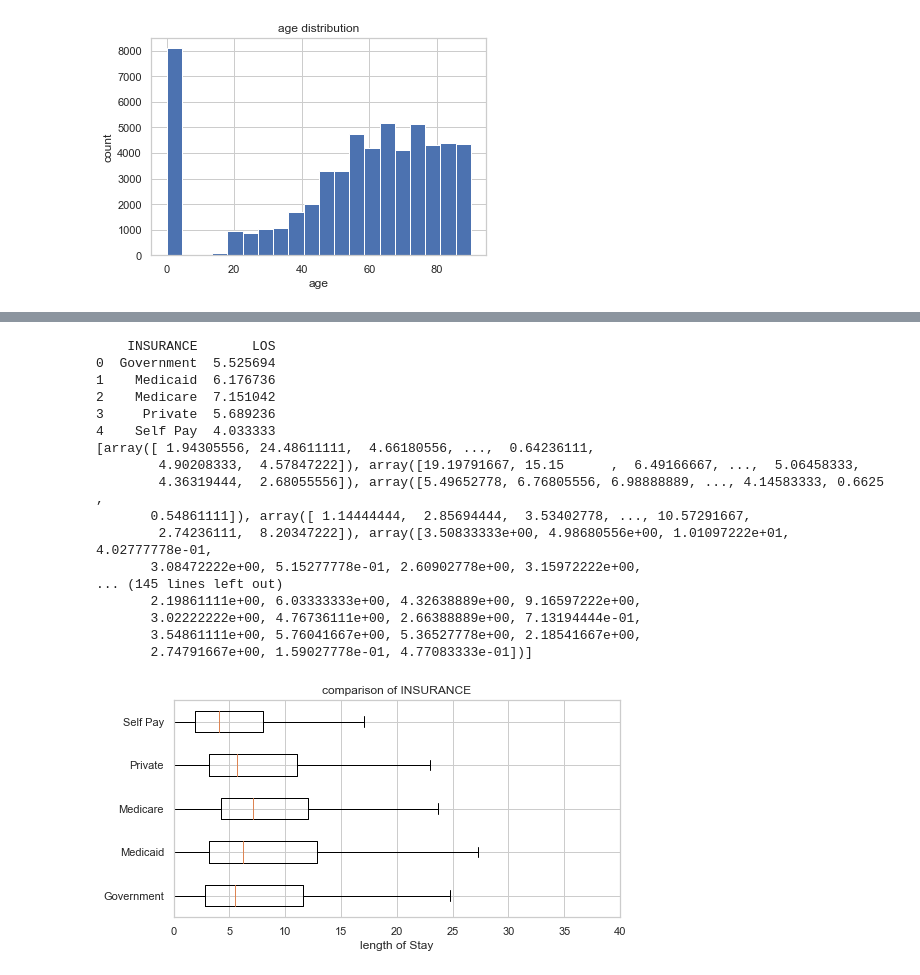
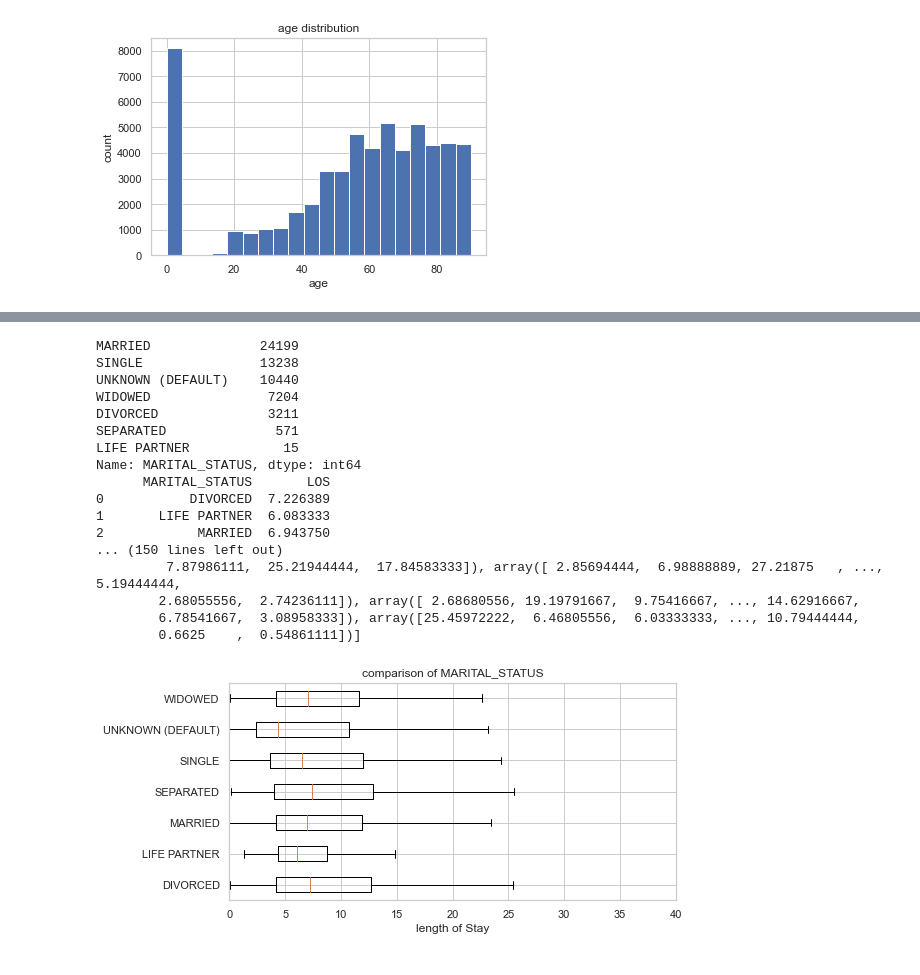
Before and after one commit to mitchgauthier/info_vis_mimic_survival, a Jupyter notebook: predicting length of stay in hospital.ipynb, the cells around one changed output, grey strips where cells are left out. Cells and saved outputs as stored; diff of their text form; code cells hidden in the pictures.

```diff
--- a/predicting length of stay in hospital.ipynb
+++ b/predicting length of stay in hospital.ipynb
@@ -192,16 +253,23 @@ DIAGNOSES_ICD.head()
 | 3 | 1300 | 109 | 172335 | 4.0 | 5855 | 585 |
 | 4 | 1301 | 109 | 172335 | 5.0 | 4254 | 425 |
 # %%
-icd9_cat_ranges = [(1, 140), (140, 240), (240, 280), (280, 290), (290, 320), (320, 390), (390, 460), (460, 520),
-                   (520, 580), (580, 630), (630, 680), (680, 710),(710, 740), (740, 760), (760, 780), (780, 800), (800, 1000), (1000, 2000)]
+icd9_cat_ranges = [(1, 140), (140, 240), (240, 280), (280, 290),
+                   (290, 320), (320, 390), (390, 460), (460, 520),
+                   (520, 580), (580, 630), (630, 680), (680, 710),
+                   (710, 740), (740, 760), (760, 780), (780, 800),
+                   (800, 1000), (1000, 2000)]
 # %%
 len(icd9_cat_ranges)
 # %% [output]
 18
 # %%
-diag_cat_dict = {0: 'infectious', 1: 'neoplasms', 2: 'endocrine', 3: 'blood',4: 'mental', 5: 'nervous',
-             6: 'circulatory', 7: 'respiratory',8: 'digestive', 9: 'genitourinary', 10: 'pregnancy',
-             11: 'skin', 12: 'muscular', 13: 'congenital', 14: 'prenatal', 15: 'misc', 16: 'injury', 17: 'misc'}
+diag_cat_dict = {0: 'infectious', 1: 'neoplasms', 2: 'endocrine',
+                 3: 'blood',
+                 4: 'mental', 5: 'nervous',
+                 6: 'circulatory', 7: 'respiratory',8: 'digestive',
+                 9: 'genitourinary', 10: 'pregnancy',
+                 11: 'skin', 12: 'muscular', 13: 'congenital',
+                 14: 'prenatal', 15: 'misc', 16: 'injury', 17: 'misc'}
 # %%
 for i, cat_range in enumerate(icd9_cat_ranges):
     DIAGNOSES_ICD['recode'] = np.where(DIAGNOSES_ICD['recode'].between(cat_range[0],cat_range[1]),
@@ -475,7 +569,8 @@ memory usage: 2.8+ MB
 # %%
 PATIENTS['DOB'] = pd.to_datetime(PATIENTS['DOB'])
 # %%
-PATIENTS.drop(columns=['ROW_ID','DOD_HOSP','DOD_SSN','EXPIRE_FLAG','DOD'], inplace=True)
+PATIENTS.drop(columns=['ROW_ID','DOD_HOSP','DOD_SSN',
+                       'EXPIRE_FLAG','DOD'], inplace=True)
 #PATIENTS = PATIENTS[['SUBJECT_ID', 'DOB', 'GENDER']]
 # %%
 PATIENTS.head()
@@ -569,0 +649,9 @@ def plot(INPUT):
+# %%
+Age_range = [(0, 13), (13, 36), (36, 56), (56, 100)]
+for i, range_ in enumerate(Age_range):
+    ADMISSIONS['age'] = np.where(ADMISSIONS['age'].between(range_[0],range_[1]),
+            i, ADMISSIONS['age'])
+
+cat = {0: 'newborn', 1: 'young_adult', 2: 'middle_adult', 3: 'senior'}
+ADMISSIONS['age'] = ADMISSIONS['age'].replace(cat)
+ADMISSIONS.age.value_counts()
@@ -637,21 +730,24 @@ boxplot('MARITAL_STATUS')
-# %%
-boxplot('INSURANCE')
-# %% [output]
-    INSURANCE       LOS
-0  Government  5.525694
-1    Medicaid  6.176736
-2    Medicare  7.151042
-3     Private  5.689236
-4    Self Pay  4.033333
-[array([ 1.94305556, 24.48611111,  4.66180556, ...,  0.64236111,
-        4.90208333,  4.57847222]), array([19.19791667, 15.15      ,  6.49166667, ...,  5.06458333,
-        4.36319444,  2.68055556]), array([5.49652778, 6.76805556, 6.98888889, ..., 4.14583333, 0.6625    ,
-       0.54861111]), array([ 1.14444444,  2.85694444,  3.53402778, ..., 10.57291667,
-        2.74236111,  8.20347222]), array([3.50833333e+00, 4.98680556e+00, 1.01097222e+01, 4.02777778e-01,
-       3.08472222e+00, 5.15277778e-01, 2.60902778e+00, 3.15972222e+00,
-... (145 lines left out)
-       2.19861111e+00, 6.03333333e+00, 4.32638889e+00, 9.16597222e+00,
-       3.02222222e+00, 4.76736111e+00, 2.66388889e+00, 7.13194444e-01,
-       3.54861111e+00, 5.76041667e+00, 5.36527778e+00, 2.18541667e+00,
-       2.74791667e+00, 1.59027778e-01, 4.77083333e-01])]
-[figure, removed]
+# %%
+ADMISSIONS['MARITAL_STATUS'] = ADMISSIONS['MARITAL_STATUS'].fillna('UNKNOWN (DEFAULT)')
+ADMISSIONS['MARITAL_STATUS'].value_counts(dropna=False)
+print(ADMISSIONS['MARITAL_STATUS'].value_counts())
+boxplot('MARITAL_STATUS')
+# %% [output]
+MARRIED              24199
+SINGLE               13238
+UNKNOWN (DEFAULT)    10440
+WIDOWED               7204
+DIVORCED              3211
+SEPARATED              571
+LIFE PARTNER            15
+Name: MARITAL_STATUS, dtype: int64
+      MARITAL_STATUS       LOS
+0           DIVORCED  7.226389
+1       LIFE PARTNER  6.083333
+2            MARRIED  6.943750
+... (150 lines left out)
+         7.87986111,  25.21944444,  17.84583333]), array([ 2.85694444,  6.98888889, 27.21875   , ...,  5.19444444,
+        2.68055556,  2.74236111]), array([ 2.68680556, 19.19791667,  9.75416667, ..., 14.62916667,
+        6.78541667,  3.08958333]), array([25.45972222,  6.46805556,  6.03333333, ..., 10.79444444,
+        0.6625    ,  0.54861111])]
+[figure, added]
```
Also changed, not shown: parts of 58 cells of this notebook.
